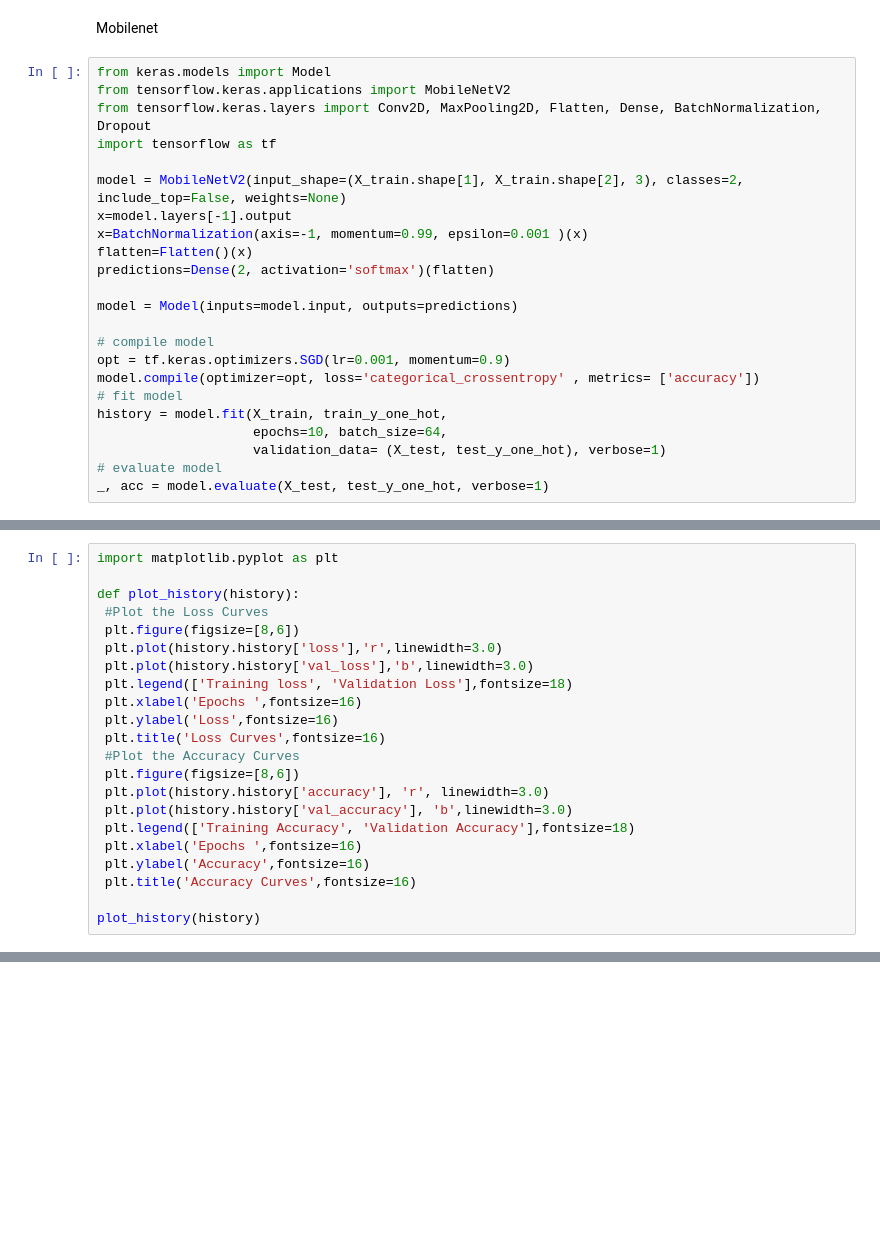
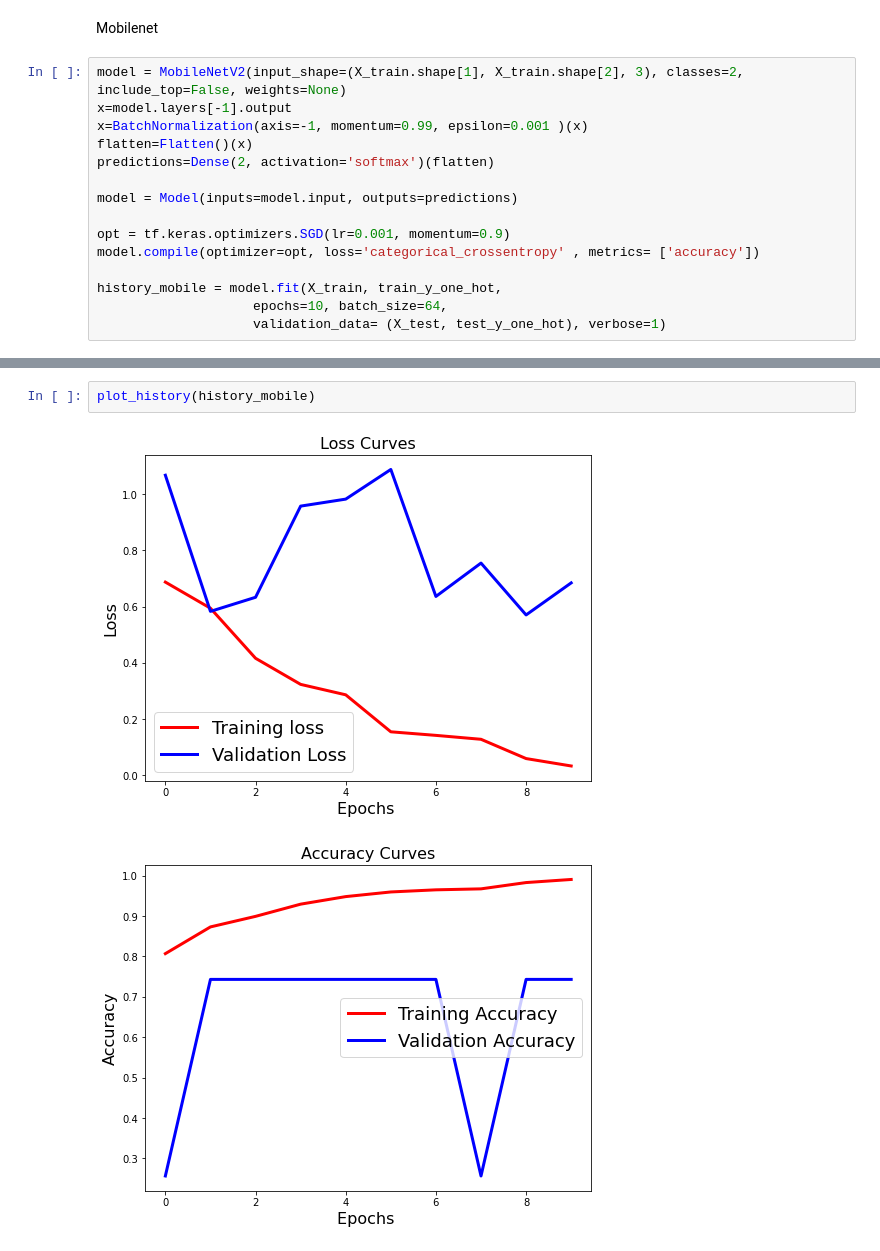
Before and after one commit to keplercore/X-ray-project, a Jupyter notebook: X_ray_CV_projekt.ipynb, the cells around one changed output, grey strips where cells are left out. Cells and saved outputs as stored; diff of their text form; blank space fills up the shorter version.

```diff
--- a/X_ray_CV_projekt.ipynb
+++ b/X_ray_CV_projekt.ipynb
@@ -316,11 +274,6 @@ plot_history(history)
 # %% [markdown]
 Mobilenet
 # %%
-from keras.models import Model
-from tensorflow.keras.applications import MobileNetV2
-from tensorflow.keras.layers import Conv2D, MaxPooling2D, Flatten, Dense, BatchNormalization, Dropout
-import tensorflow as tf
-
 model = MobileNetV2(input_shape=(X_train.shape[1], X_train.shape[2], 3), classes=2, include_top=False, weights=None)
 x=model.layers[-1].output
 x=BatchNormalization(axis=-1, momentum=0.99, epsilon=0.001 )(x)
@@ -329,14 +282,11 @@ predictions=Dense(2, activation='softmax')(flatten)
 
 model = Model(inputs=model.input, outputs=predictions)
 
-# compile model
 opt = tf.keras.optimizers.SGD(lr=0.001, momentum=0.9)
 model.compile(optimizer=opt, loss='categorical_crossentropy' , metrics= ['accuracy'])
-# fit model
-history = model.fit(X_train, train_y_one_hot,
+
+history_mobile = model.fit(X_train, train_y_one_hot,
                     epochs=10, batch_size=64,
                     validation_data= (X_test, test_y_one_hot), verbose=1)
-# evaluate model
-_, acc = model.evaluate(X_test, test_y_one_hot, verbose=1)
 # %% [output]
 Epoch 1/10
@@ -359,22 +311,0 @@ Epoch 10/10
-# %%
-import matplotlib.pyplot as plt
-
-def plot_history(history):
- #Plot the Loss Curves
- plt.figure(figsize=[8,6])
- plt.plot(history.history['loss'],'r',linewidth=3.0)
- plt.plot(history.history['val_loss'],'b',linewidth=3.0)
- plt.legend(['Training loss', 'Validation Loss'],fontsize=18)
- plt.xlabel('Epochs ',fontsize=16)
- plt.ylabel('Loss',fontsize=16)
- plt.title('Loss Curves',fontsize=16)
- #Plot the Accuracy Curves
- plt.figure(figsize=[8,6])
- plt.plot(history.history['accuracy'], 'r', linewidth=3.0)
- plt.plot(history.history['val_accuracy'], 'b',linewidth=3.0)
- plt.legend(['Training Accuracy', 'Validation Accuracy'],fontsize=18)
- plt.xlabel('Epochs ',fontsize=16)
- plt.ylabel('Accuracy',fontsize=16)
- plt.title('Accuracy Curves',fontsize=16)
-
-plot_history(history)
@@ -383,0 +312,5 @@ plot_history(history)
+# %%
+plot_history(history_mobile)
+# %% [output]
+[figure, added]
+[figure, added]
```
Also changed, not shown: parts of 20 cells of this notebook.
